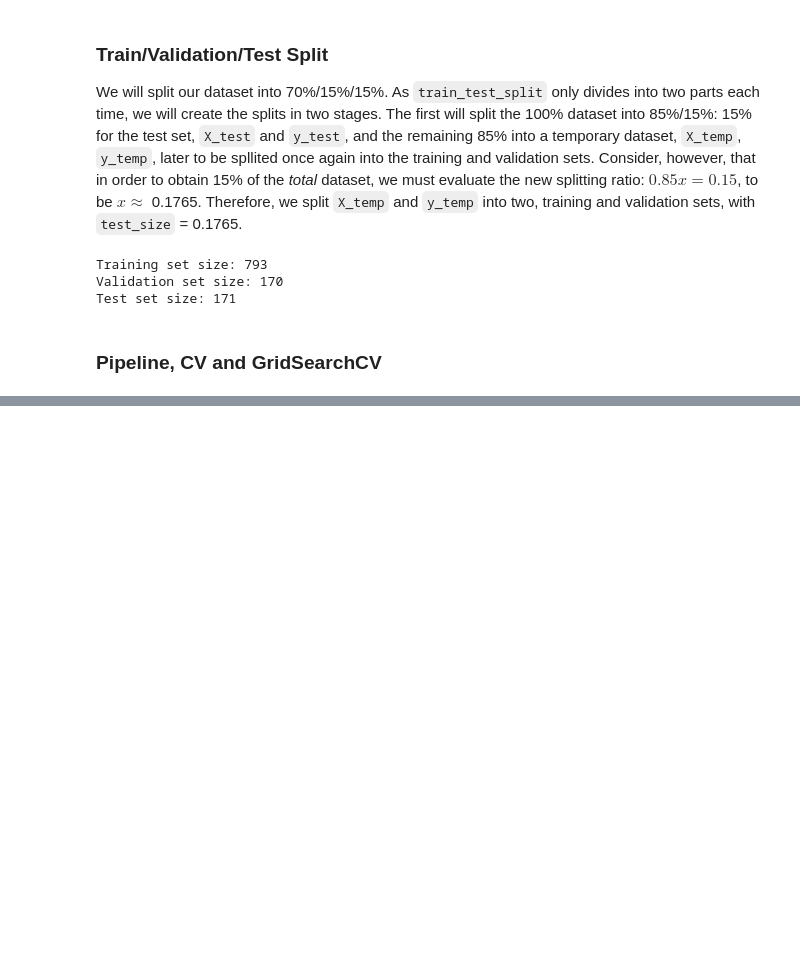
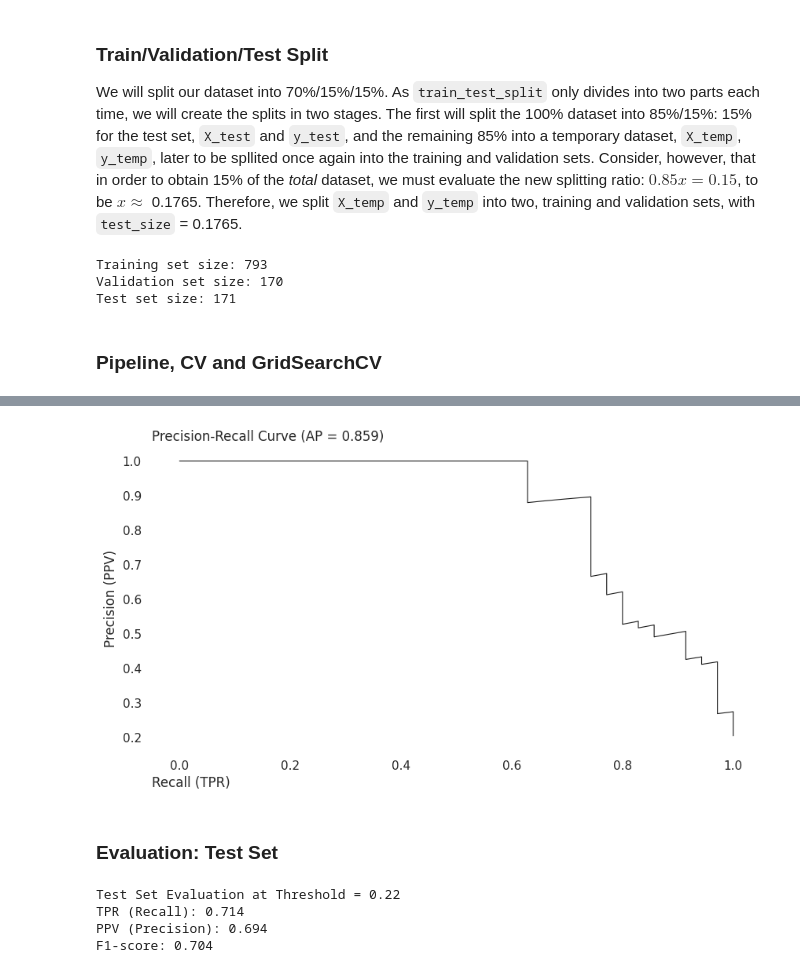
Before and after one commit to savimf/secondary_portfolio, a Jupyter notebook: abs_classification.ipynb, the cells around one changed output, grey strips where cells are left out. Drawn from its saved outputs; the diff is of its cells as text; code cells hidden in the pictures; blank space fills up the shorter version.

```diff
--- a/abs_classification.ipynb
+++ b/abs_classification.ipynb
@@ -319,0 +402,32 @@ cnfn_metrics
+# %%
+ppvs, tprs, thresholds = precision_recall_curve(y_val, y_pred_val)
+avg_p = average_precision_score(y_val, y_pred_val)
+
+plt.plot(tprs, ppvs, color='k', lw=.8)
+plt.title(f'Precision-Recall Curve (AP = {avg_p:.3f})', loc='left')
+plt.xlabel('Recall (TPR)', loc='left')
+plt.ylabel('Precision (PPV)')
+plt.box(False)
+# %% [output]
+[figure, added]
+# %% [markdown]
+### Evaluation: Test Set
+# %%
+y_prob_test = lr.predict_proba(X_test)[:, 1]
+y_pred_test = (y_prob_test >= best_thr).astype(int)
+
+tn, fp, fn, tp = confusion_matrix(y_test, y_pred_test).ravel()
+
+tpr = tp / (tp + fn) if (tp + fn) > 0 else 0
+ppv = tp / (tp + fp) if (tp + fp) > 0 else 0
+f1  = 2 * (ppv * tpr) / (ppv + tpr) if (ppv + tpr) > 0 else 0
+
+print(f'Test Set Evaluation at Threshold = {best_thr:.2f}')
+print(f'TPR (Recall): {tpr:.3f}')
+print(f'PPV (Precision): {ppv:.3f}')
+print(f'F1-score: {f1:.3f}')
+# %% [output]
+Test Set Evaluation at Threshold = 0.22
+TPR (Recall): 0.714
+PPV (Precision): 0.694
+F1-score: 0.704
```
Also changed, not shown: parts of 20 cells of this notebook, 2 other files.
